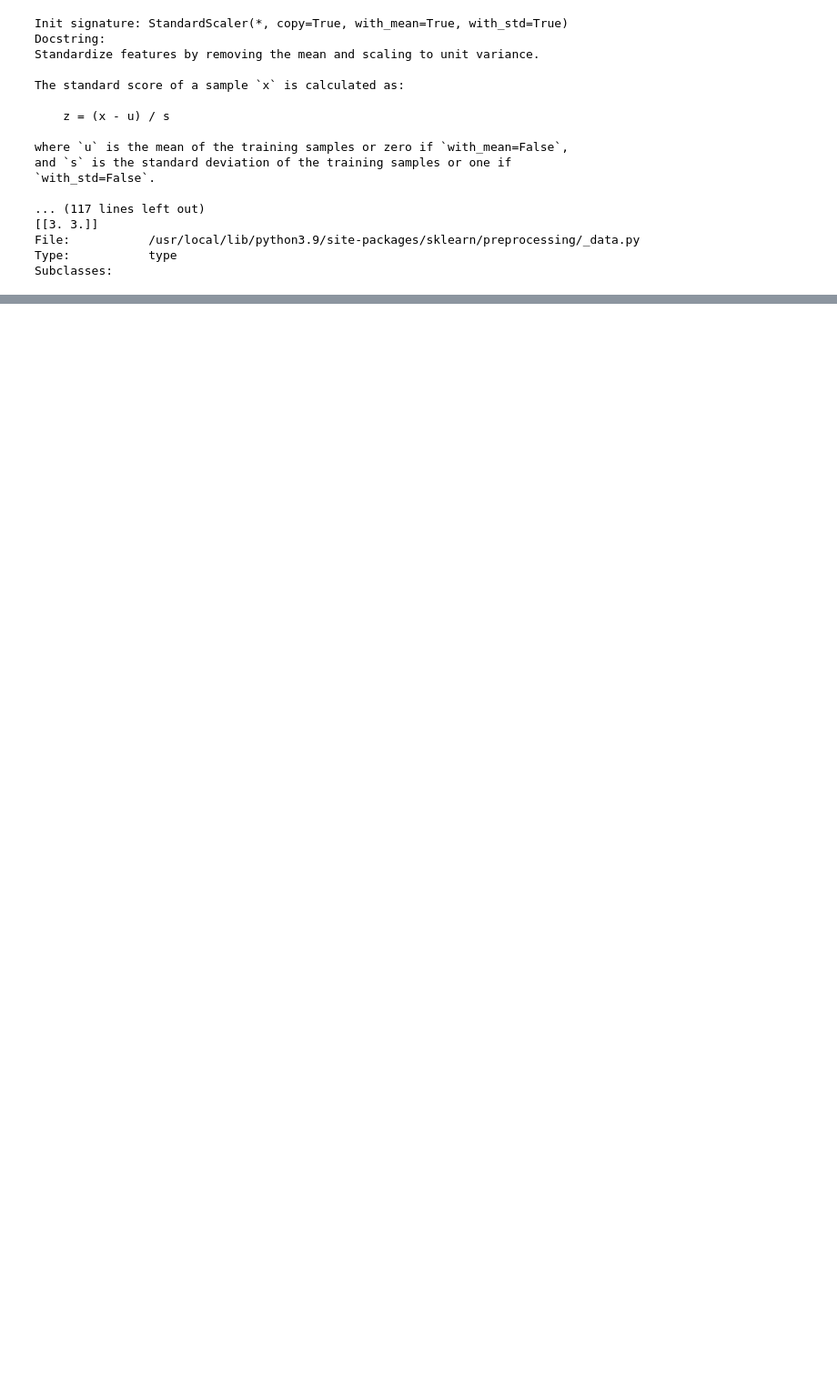
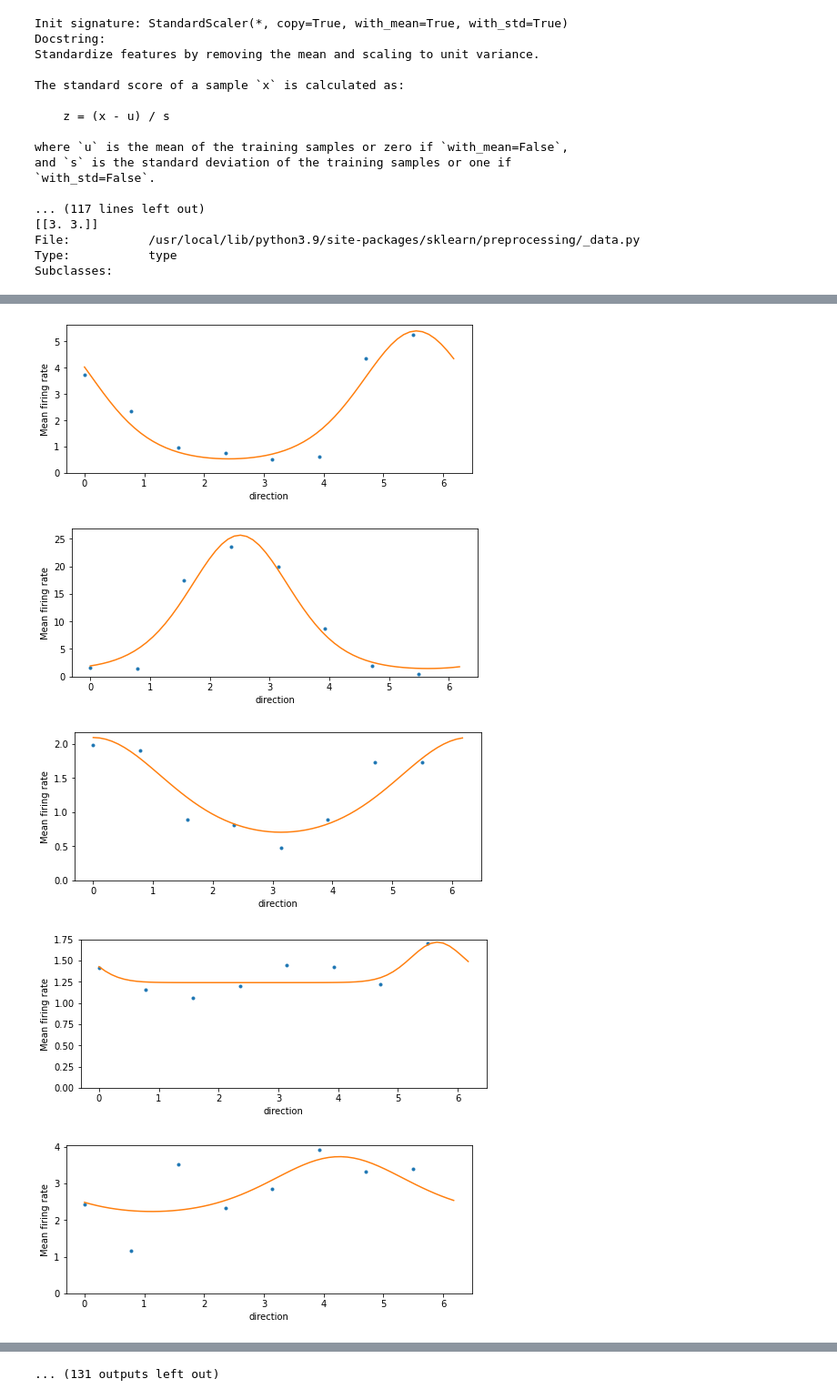
Before and after one commit to CONECT-INT/2022_CENTURI-SummerSchool, a Jupyter notebook: dev/dataset1_laurent.ipynb, the cells around one changed output, grey strips where cells are left out. Shown at 91% size. Drawn from its saved outputs; the diff is of its cells as text; code cells hidden in the pictures; blank space fills up the shorter version.

```diff
--- a/dev/dataset1_laurent.ipynb
+++ b/dev/dataset1_laurent.ipynb
@@ -226,0 +277,19 @@ Subclasses:
+# %%
+theta_more = np.linspace(0, 2*np.pi, 60, endpoint=False)
+# %%
+for i_neuron in range(N_neurons):
+    p = fit_tc(R_mean[i_neuron, :], 1.5)
+
+    fig, ax = plt.subplots(figsize=(8, 3))
+    ax.plot(theta, R_mean[i_neuron, :] , '.')
+    ax.plot(theta_more, tuning_function(theta_more, **p))
+    ax.set_xlabel('direction')
+    ax.set_ylabel('Mean firing rate')
+    ax.set_ylim(0)
+    plt.show()
+# %% [output]
+[figure, added]
+[figure, added]
+[figure, added]
+[figure, added]
+[figure, added]
@@ -226,0 +303 @@ Subclasses:
+... (131 outputs left out)
```
Also changed, not shown: parts of 29 cells of this notebook.
